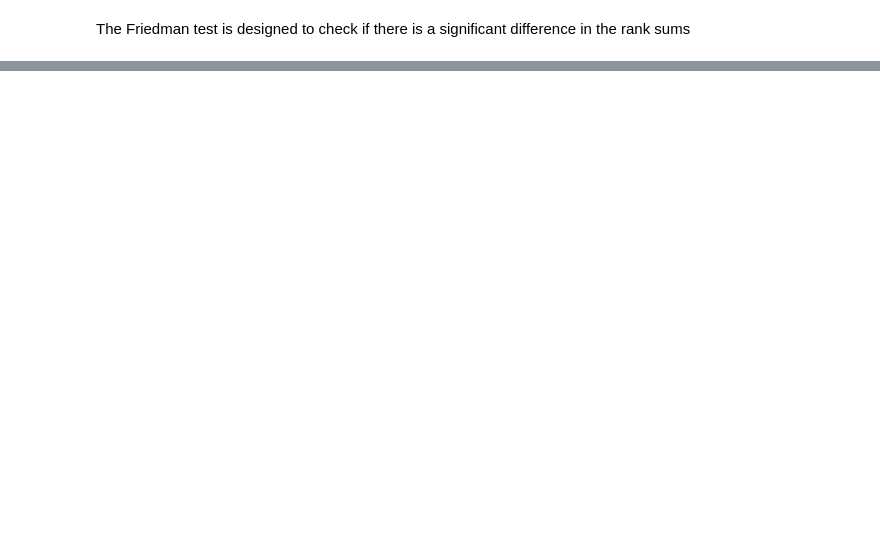
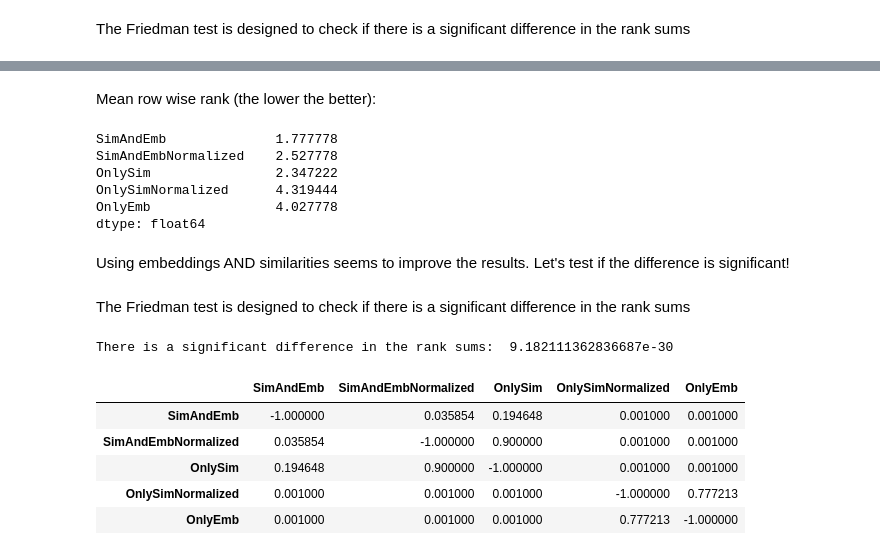
Before and after one commit to jonathanschuchart/eager, a Jupyter notebook: analysis/Statistics.ipynb, the cells around one changed output, grey strips where cells are left out. Saved outputs shown, nothing was run; the diff lists cells and outputs as text; code cells hidden in the pictures; blank space fills up the shorter version.

```diff
--- a/analysis/Statistics.ipynb
+++ b/analysis/Statistics.ipynb
@@ -82,0 +106,5 @@ There is a significant difference (p < 0.05) between using OnlyEmb and SimAndEmb
+# %%
+whole_df = get_expanded_df(df,"MultiKE")
+cm = sns.cubehelix_palette(5, as_cmap=True)
+stylized = whole_df.style.background_gradient(cmap=cm, axis=1)
+stylized
@@ -82,0 +130,30 @@ There is a significant difference (p < 0.05) between using OnlyEmb and SimAndEmb
+# %% [markdown]
+Mean row wise rank (the lower the better):
+# %%
+whole_df.apply(lambda x: x.rank(ascending=False), axis=1).mean()
+# %% [output]
+SimAndEmb              1.777778
+SimAndEmbNormalized    2.527778
+OnlySim                2.347222
+OnlySimNormalized      4.319444
+OnlyEmb                4.027778
+dtype: float64
+# %% [markdown]
+Using embeddings AND similarities seems to improve the results.
+Let's test if the difference is significant!
+# %% [markdown]
+The Friedman test is designed to check if there is a significant difference in the rank sums
+# %%
+statistic, pvalue = friedmanchisquare(whole_df['OnlyEmb'], whole_df['OnlySim'], whole_df['OnlySimNormalized'], whole_df['SimAndEmb'], whole_df['SimAndEmbNormalized'])
+if pvalue < 0.05:
+    print("There is a significant difference in the rank sums: ", pvalue)
+    res = nemenyi(whole_df)
+res
+# %% [output]
+There is a significant difference in the rank sums:  9.182111362836687e-30
+|  | SimAndEmb | SimAndEmbNormalized | OnlySim | OnlySimNormalized | OnlyEmb |
+| SimAndEmb | -1.000000 | 0.035854 | 0.194648 | 0.001000 | 0.001000 |
+| SimAndEmbNormalized | 0.035854 | -1.000000 | 0.900000 | 0.001000 | 0.001000 |
+| OnlySim | 0.194648 | 0.900000 | -1.000000 | 0.001000 | 0.001000 |
+| OnlySimNormalized | 0.001000 | 0.001000 | 0.001000 | -1.000000 | 0.777213 |
+| OnlyEmb | 0.001000 | 0.001000 | 0.001000 | 0.777213 | -1.000000 |
```
Also changed, not shown: parts of 24 cells of this notebook.
